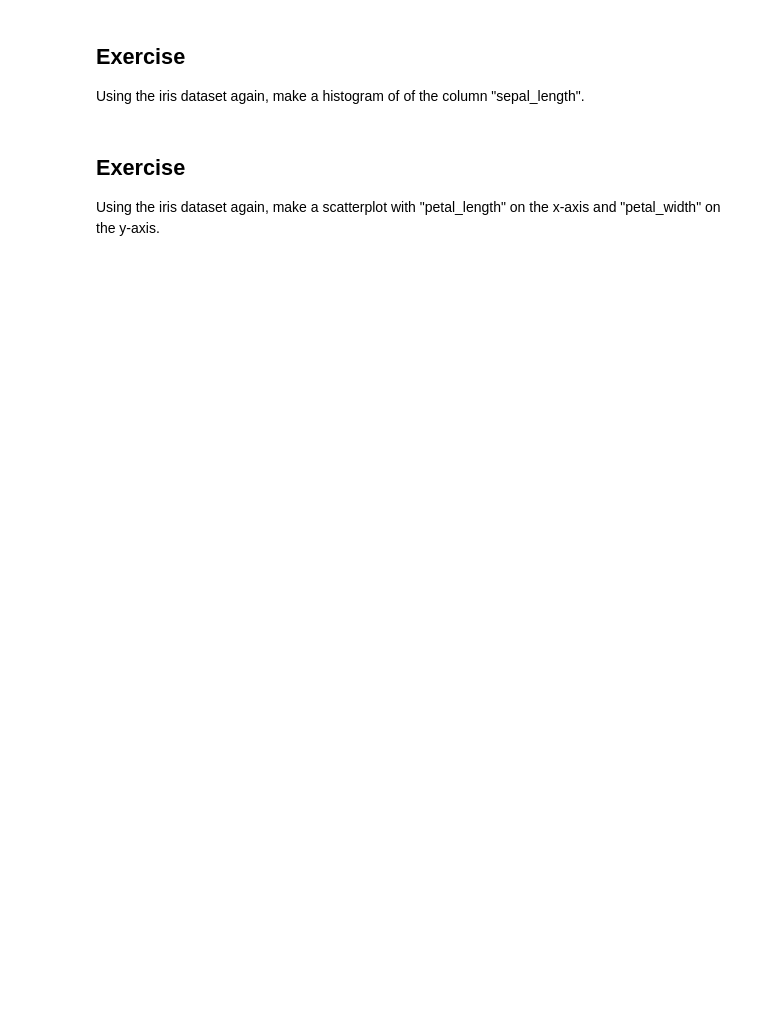
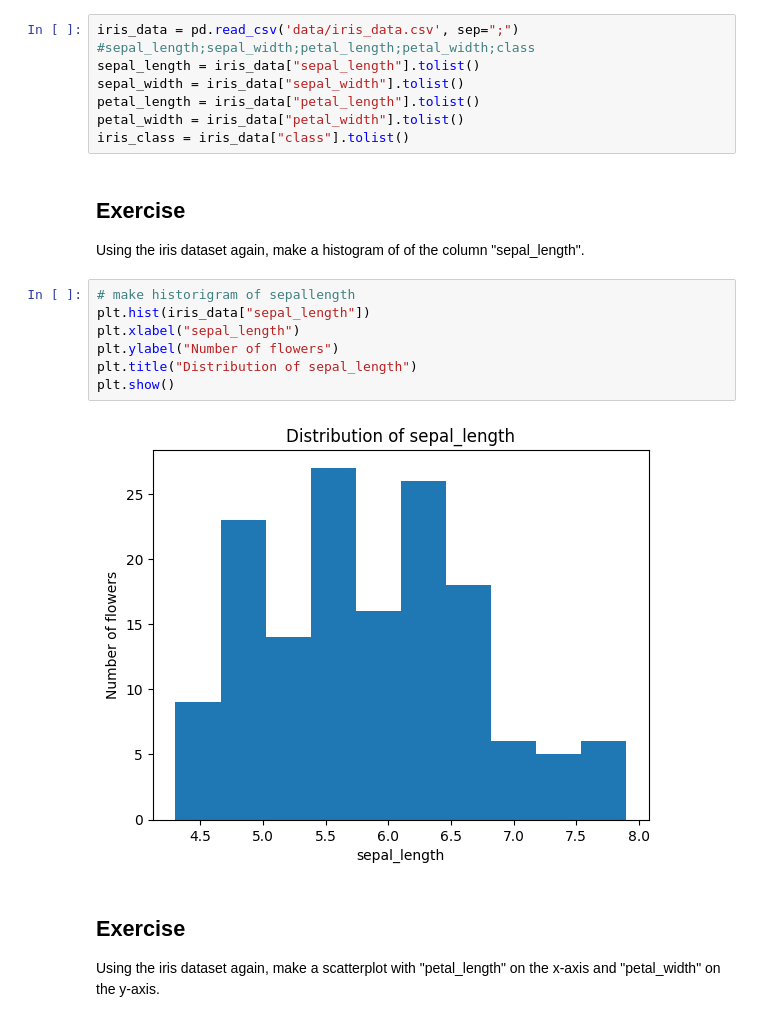
Before and after one commit to ArthurBoucard/RUC_Data-and-Things, a Jupyter notebook: Visualizing data.ipynb, the cells around one changed output. Saved outputs shown, nothing was run; the diff lists cells and outputs as text; blank space fills up the shorter version.

```diff
--- a/Visualizing data.ipynb
+++ b/Visualizing data.ipynb
@@ -230,10 +238,27 @@ Plot a bar chart of the different classes in the iris data. Use the following co
 `pd.read_csv('iris_data.csv', sep = ";")`
 
 Hint: See the prevous exercise on how to make the column into a list and use the `Counter` function.
+# %%
+iris_data = pd.read_csv('data/iris_data.csv', sep=";")
+#sepal_length;sepal_width;petal_length;petal_width;class
+sepal_length = iris_data["sepal_length"].tolist()
+sepal_width = iris_data["sepal_width"].tolist()
+petal_length = iris_data["petal_length"].tolist()
+petal_width = iris_data["petal_width"].tolist()
+iris_class = iris_data["class"].tolist()
 # %% [markdown]
 ## Exercise
 
 Using the iris dataset again, make a histogram of of the column "sepal_length".
+# %%
+# make historigram of sepallength
+plt.hist(iris_data["sepal_length"])
+plt.xlabel("sepal_length")
+plt.ylabel("Number of flowers")
+plt.title("Distribution of sepal_length")
+plt.show()
+# %% [output]
+[figure, added]
 # %% [markdown]
 ## Exercise
 
```
Also changed, not shown: parts of 2 cells of this notebook.
